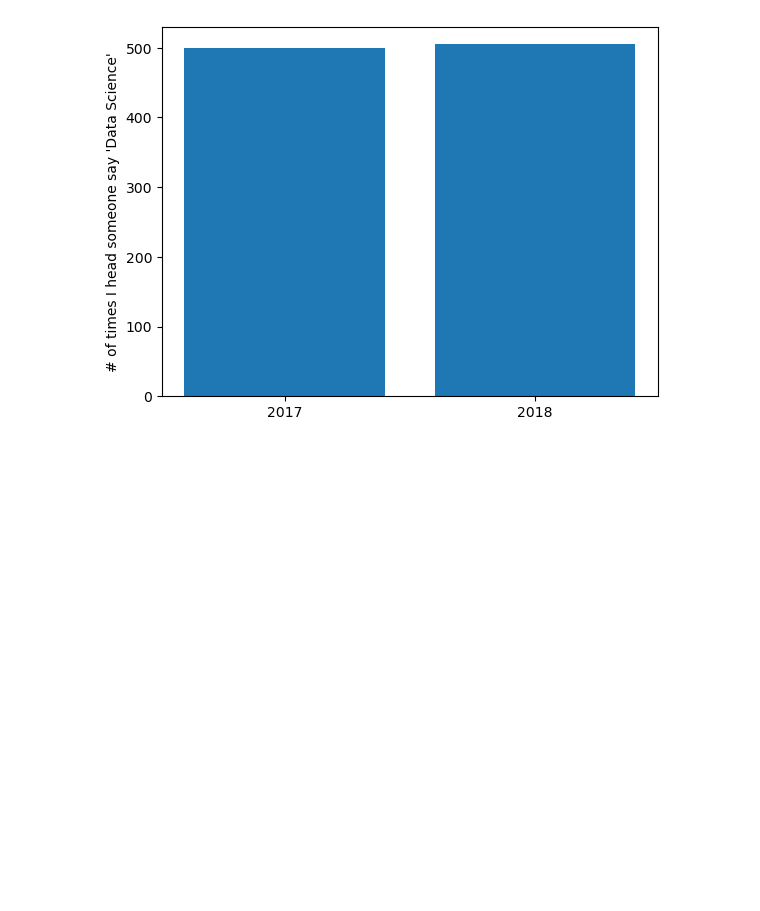
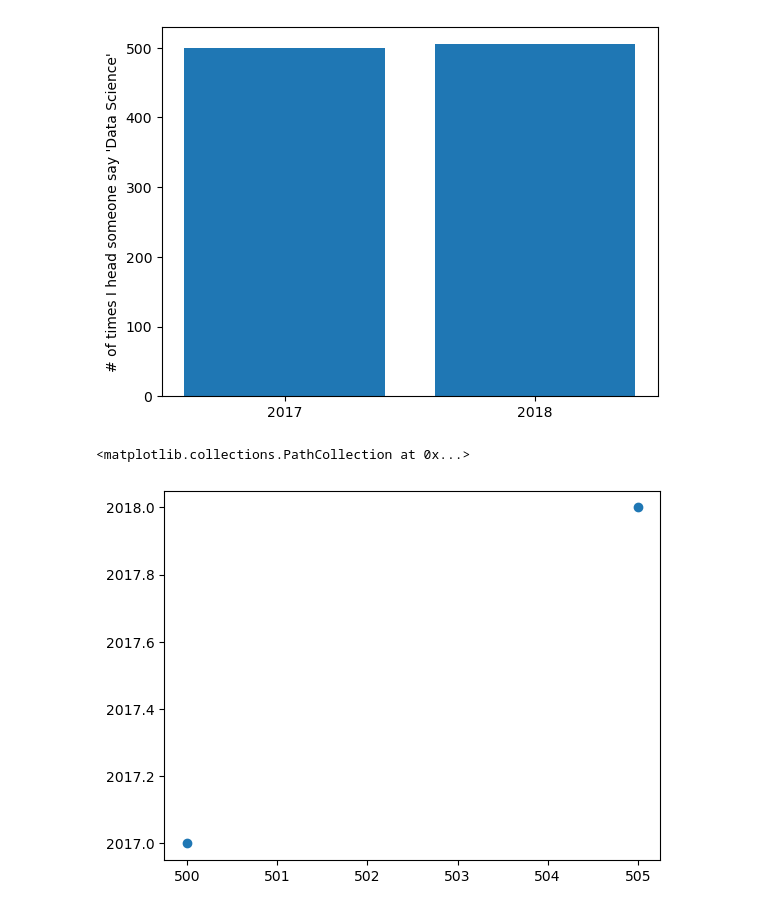
Before and after one commit to JzBreno/DataScience, a Jupyter notebook: matplotlib.ipynb, the cells around one changed output. Drawn from its saved outputs; the diff is of its cells as text; code cells hidden in the pictures; blank space fills up the shorter version.

```diff
--- a/matplotlib.ipynb
+++ b/matplotlib.ipynb
@@ -58,3 +58,8 @@ plt.ticklabel_format(useOffset=False)
 #codigo continua la no livro
 # %% [output]
 [figure]
+# %%
+plt.scatter(mentions, years)
+# %% [output]
+<matplotlib.collections.PathCollection at 0x...>
+[figure, added]
```
Also changed, not shown: parts of 1 cell of this notebook, 3 other files.
